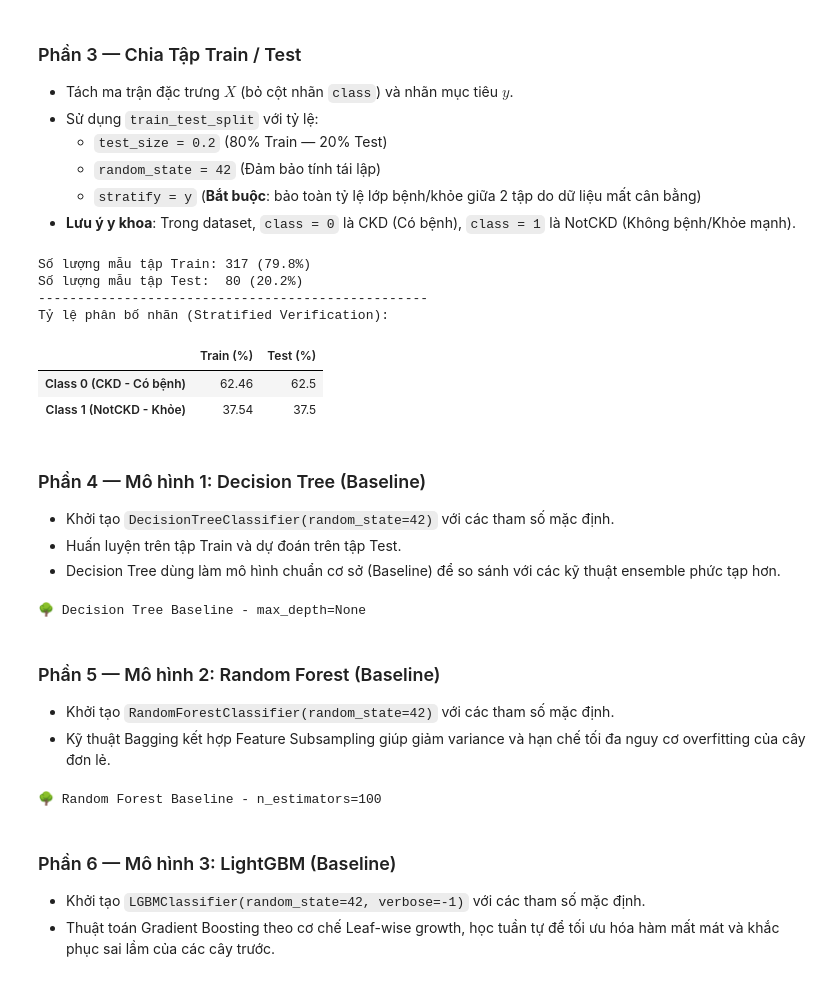
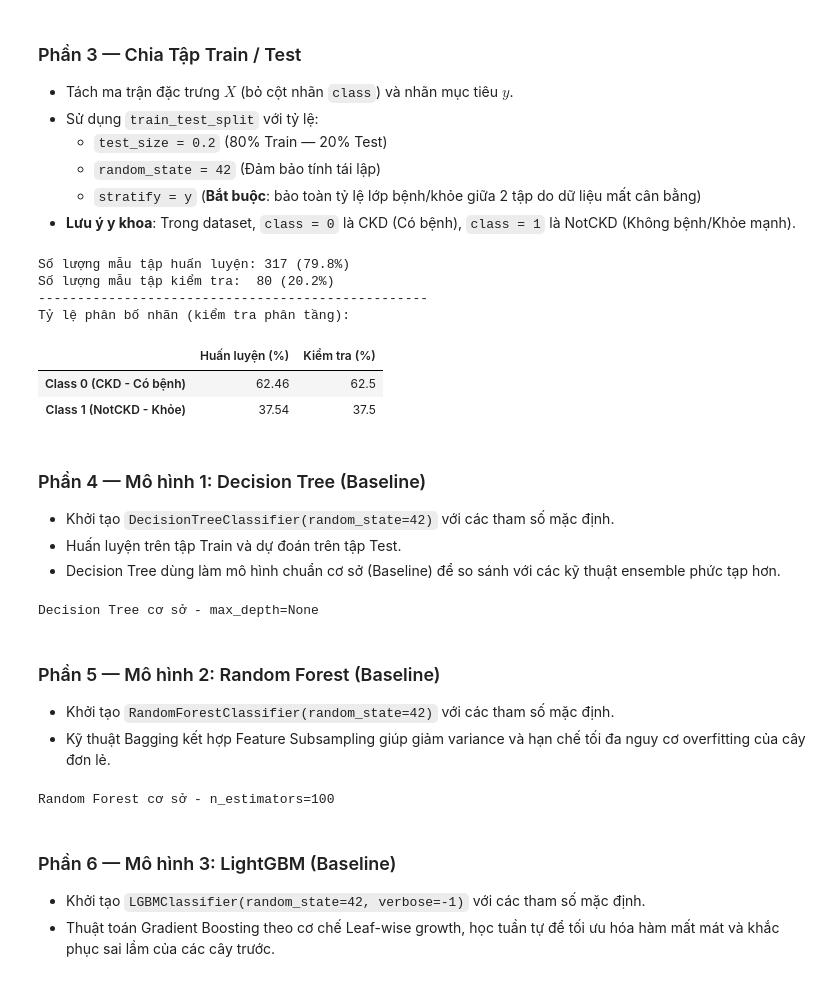
Before and after one commit to buiphuocbinh221006-ux/machine-learning-kidney-disease, a Jupyter notebook: main.ipynb, the cells around one changed output. Saved outputs shown, nothing was run; the diff lists cells and outputs as text; code cells hidden in the pictures.

```diff
--- a/main.ipynb
+++ b/main.ipynb
@@ -89,39 +77,39 @@ df.head()
 # %%
 TARGET_COL = 'class'
 
 # Tách X và y
 X = df.drop(columns=[TARGET_COL])
 y = df[TARGET_COL]
 
 # Phân chia train/test có stratify
 X_train, X_test, y_train, y_test = train_test_split(
     X, y,
     test_size=0.2,
     random_state=42,
     stratify=y
 )
 
-print(f"Số lượng mẫu tập Train: {len(X_train)} ({len(X_train)/len(df)*100:.1f}%)")
-print(f"Số lượng mẫu tập Test:  {len(X_test)} ({len(X_test)/len(df)*100:.1f}%)")
+print(f"Số lượng mẫu tập huấn luyện: {len(X_train)} ({len(X_train)/len(df)*100:.1f}%)")
+print(f"Số lượng mẫu tập kiểm tra:  {len(X_test)} ({len(X_test)/len(df)*100:.1f}%)")
 print("-" * 50)
 
 # Kiểm tra tỷ lệ phân phối nhãn
 train_dist = y_train.value_counts(normalize=True).round(4) * 100
 test_dist = y_test.value_counts(normalize=True).round(4) * 100
 
 dist_df = pd.DataFrame({
-    'Train (%)': train_dist,
-    'Test (%)': test_dist
+    'Huấn luyện (%)': train_dist,
+    'Kiểm tra (%)': test_dist
 })
 dist_df.index = [f"Class {idx} ({'CKD - Có bệnh' if idx == 0 else 'NotCKD - Khỏe'})" for idx in dist_df.index]
-print("Tỷ lệ phân bố nhãn (Stratified Verification):")
+print("Tỷ lệ phân bố nhãn (kiểm tra phân tầng):")
 display(dist_df)
 # %% [output]
-Số lượng mẫu tập Train: 317 (79.8%)
-Số lượng mẫu tập Test:  80 (20.2%)
+Số lượng mẫu tập huấn luyện: 317 (79.8%)
+Số lượng mẫu tập kiểm tra:  80 (20.2%)
 --------------------------------------------------
-Tỷ lệ phân bố nhãn (Stratified Verification):
+Tỷ lệ phân bố nhãn (kiểm tra phân tầng):
-|  | Train (%) | Test (%) |
+|  | Huấn luyện (%) | Kiểm tra (%) |
 | Class 0 (CKD - Có bệnh) | 62.46 | 62.5 |
 | Class 1 (NotCKD - Khỏe) | 37.54 | 37.5 |
 # %% [markdown]
@@ -133,9 +121,9 @@ Tỷ lệ phân bố nhãn (Stratified Verification):
 # Huấn luyện Decision Tree baseline trên tập train.
 dt_baseline = DecisionTreeClassifier(random_state=42)
 dt_baseline.fit(X_train, y_train)
-print(f"🌳 Decision Tree Baseline - max_depth={dt_baseline.max_depth}")
+print(f"Decision Tree cơ sở - max_depth={dt_baseline.max_depth}")
 # %% [output]
-🌳 Decision Tree Baseline - max_depth=None
+Decision Tree cơ sở - max_depth=None
 # %% [markdown]
 ### Phần 5 — Mô hình 2: Random Forest (Baseline)
 - Khởi tạo `RandomForestClassifier(random_state=42)` với các tham số mặc định.
@@ -144,9 +132,9 @@ print(f"🌳 Decision Tree Baseline - max_depth={dt_baseline.max_depth}")
 # Huấn luyện Random Forest baseline trên tập train.
 rf_baseline = RandomForestClassifier(random_state=42)
 rf_baseline.fit(X_train, y_train)
-print(f"🌳 Random Forest Baseline - n_estimators={rf_baseline.n_estimators}")
+print(f"Random Forest cơ sở - n_estimators={rf_baseline.n_estimators}")
 # %% [output]
-🌳 Random Forest Baseline - n_estimators=100
+Random Forest cơ sở - n_estimators=100
 # %% [markdown]
 ### Phần 6 — Mô hình 3: LightGBM (Baseline)
 - Khởi tạo `LGBMClassifier(random_state=42, verbose=-1)` với các tham số mặc định.
```
Also changed, not shown: parts of 14 cells of this notebook, 11 other files.
